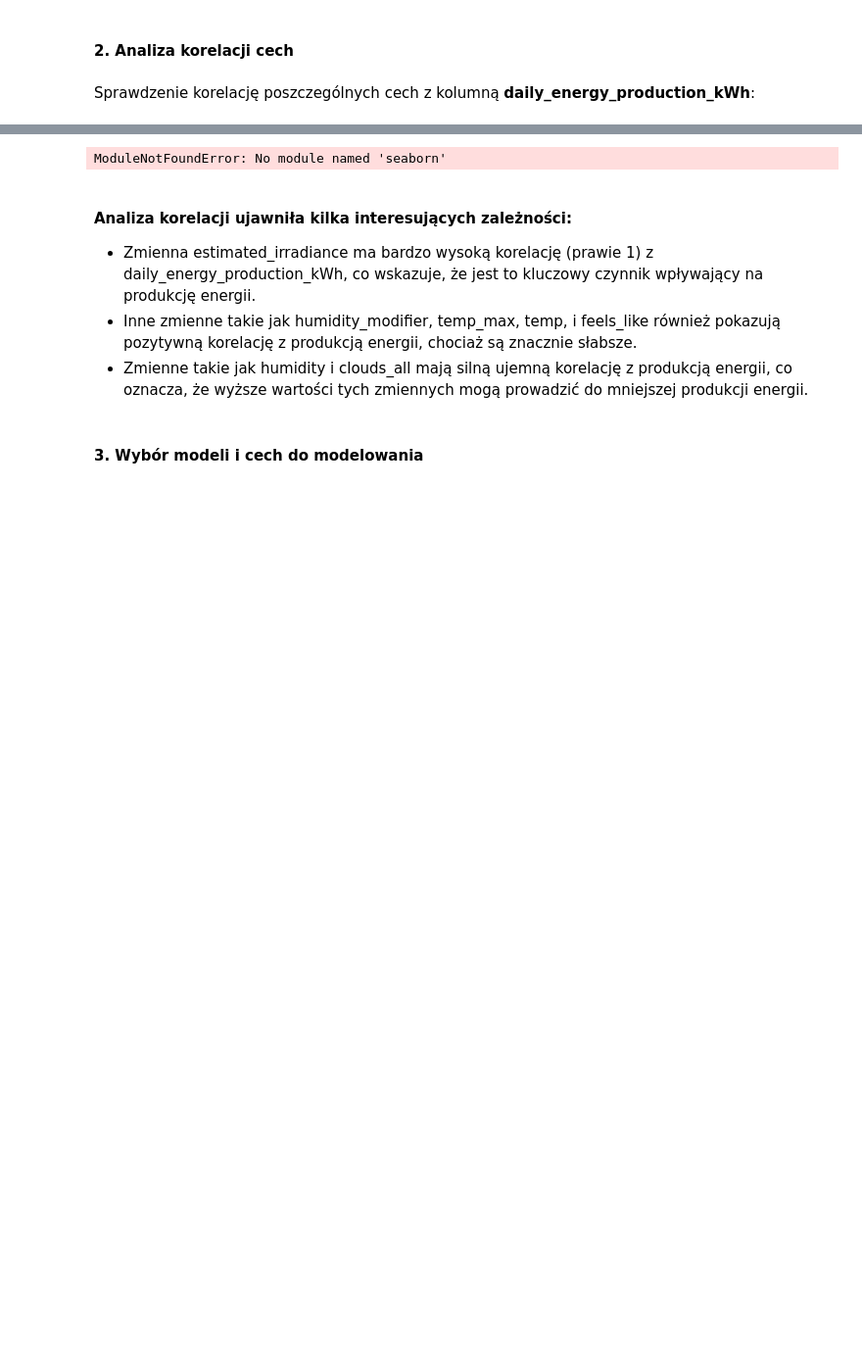
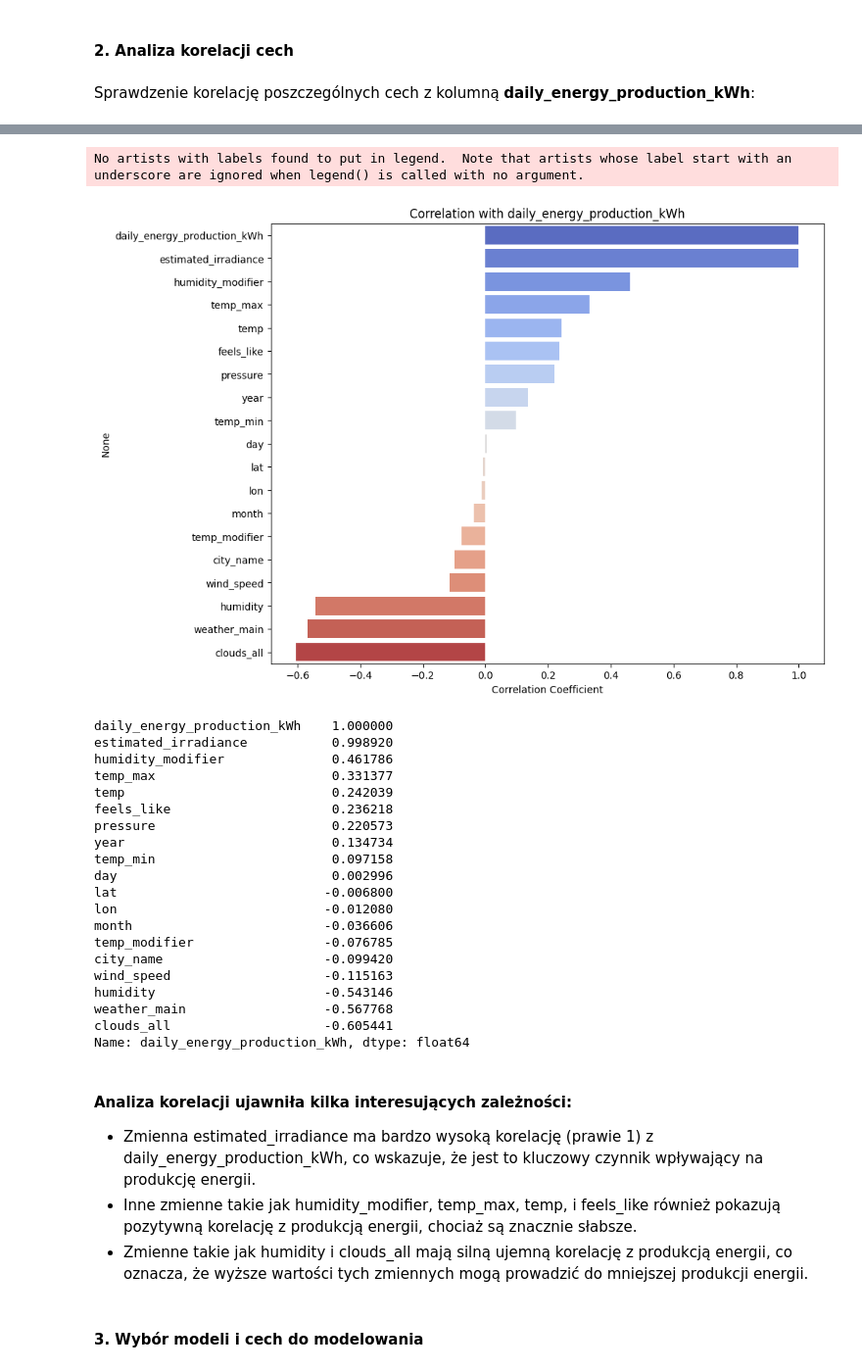
Before and after one commit to BartoszRP/MERITO_ML_Projekt_Fotowoltaika_2024, a Jupyter notebook: 4. ML_Models/10_pobieranie_i_przygotowanie_danych_do_modelowania.ipynb, the cells around one changed output, grey strips where cells are left out. Shown: that part at 98% size. Drawn from its saved outputs; the diff is of its cells as text; code cells hidden in the pictures; blank space fills up the shorter version.

```diff
--- a/4. ML_Models/10_pobieranie_i_przygotowanie_danych_do_modelowania.ipynb
+++ b/4. ML_Models/10_pobieranie_i_przygotowanie_danych_do_modelowania.ipynb
@@ -105,28 +222,46 @@ Sprawdzenie korelację poszczególnych cech z kolumną **daily_energy_production
 # %%
 import seaborn as sns
 import matplotlib.pyplot as plt
-
-# Assuming 'data' is a DataFrame already defined and loaded properly.
-correlation_matrix = data.corr()
 
 # Displaying the correlation of the target variable with other variables.
 correlation_target = correlation_matrix['daily_energy_production_kWh'].sort_values(ascending=False)
 
 # Plotting the correlation
 plt.figure(figsize=(10, 8))
-barplot = sns.barplot(y=correlation_target.index, x=correlation_target.values, palette='coolwarm')
+sns.barplot(y=correlation_target.index, x=correlation_target.values, hue=correlation_target.index, palette='coolwarm', legend=False)
 plt.title('Correlation with daily_energy_production_kWh')
 plt.xlabel('Correlation Coefficient')
 
 # If you decide you don't want a legend, you can disable it using plt.legend().
 plt.legend().set_visible(False)
 
 plt.show()
 
 # Print the sorted correlation values.
-correlation_target
+print(correlation_target)
 # %% [output]
-ModuleNotFoundError: No module named 'seaborn'
+No artists with labels found to put in legend.  Note that artists whose label start with an underscore are ignored when legend() is called with no argument.
+[figure, added]
+daily_energy_production_kWh    1.000000
+estimated_irradiance           0.998920
+humidity_modifier              0.461786
+temp_max                       0.331377
+temp                           0.242039
+feels_like                     0.236218
+pressure                       0.220573
+year                           0.134734
+temp_min                       0.097158
+day                            0.002996
+lat                           -0.006800
+lon                           -0.012080
+month                         -0.036606
+temp_modifier                 -0.076785
+city_name                     -0.099420
+wind_speed                    -0.115163
+humidity                      -0.543146
+weather_main                  -0.567768
+clouds_all                    -0.605441
+Name: daily_energy_production_kWh, dtype: float64
 # %% [markdown]
 #### Analiza korelacji ujawniła kilka interesujących zależności:
 
```
Also changed, not shown: parts of 73 cells of this notebook, 2 other files.
